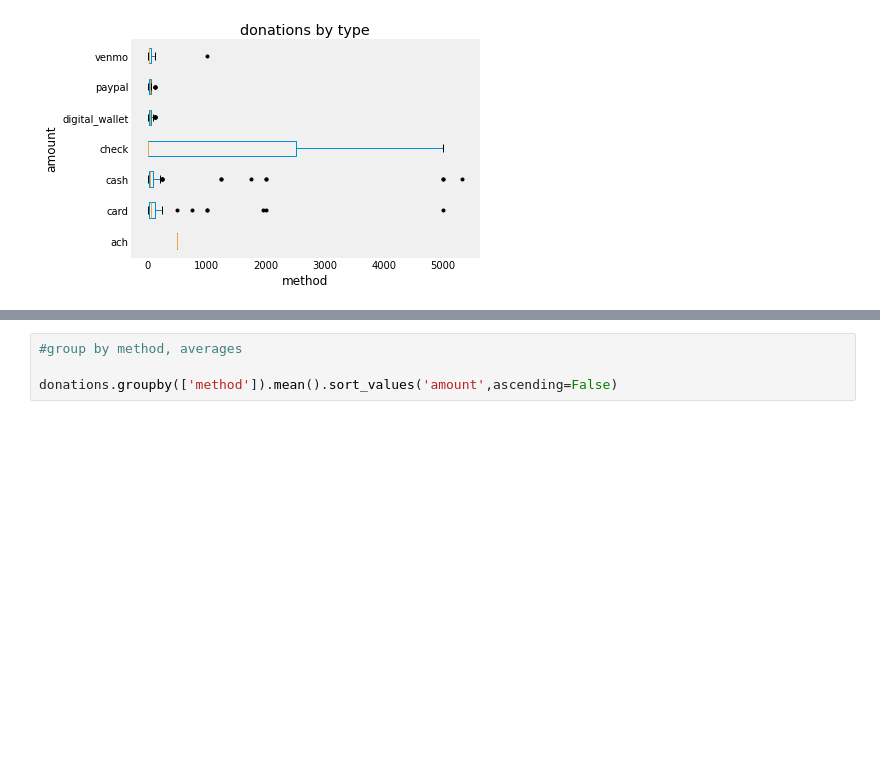
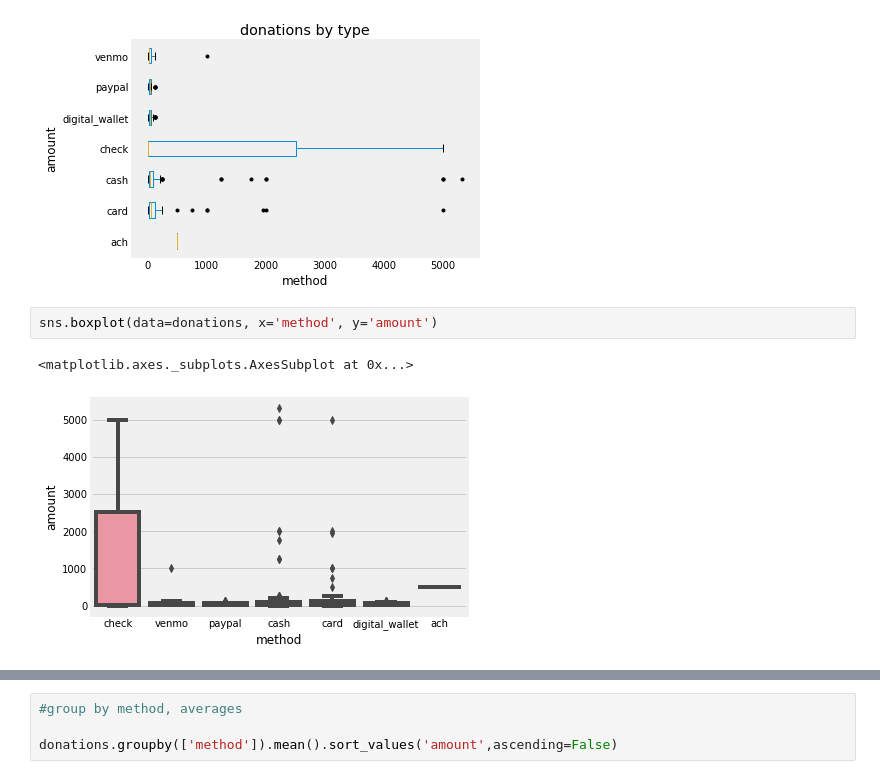
Before and after one commit to wcrowley342/Donordata, a Jupyter notebook: Donation_Data_Analysis.ipynb, the cells around one changed output, grey strips where cells are left out. Saved outputs shown, nothing was run; the diff lists cells and outputs as text; blank space fills up the shorter version.

```diff
--- a/Donation_Data_Analysis.ipynb
+++ b/Donation_Data_Analysis.ipynb
@@ -556,3 +621,8 @@ plt.box
 Creating an ndarray from ragged nested sequences (which is a list-or-tuple of lists-or-tuples-or ndarrays with different lengths or shapes) is deprecated. If you meant to do this, you must specify 'dt ...
 <function matplotlib.pyplot.box>
 [figure]
+# %%
+sns.boxplot(data=donations, x='method', y='amount')
+# %% [output]
+<matplotlib.axes._subplots.AxesSubplot at 0x...>
+[figure, added]
```
Also changed, not shown: parts of 10 cells of this notebook.
